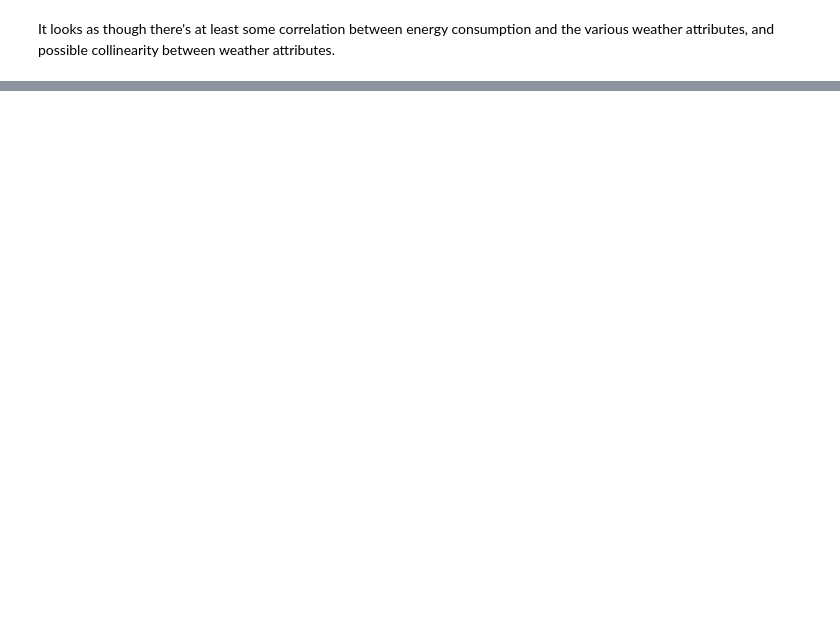
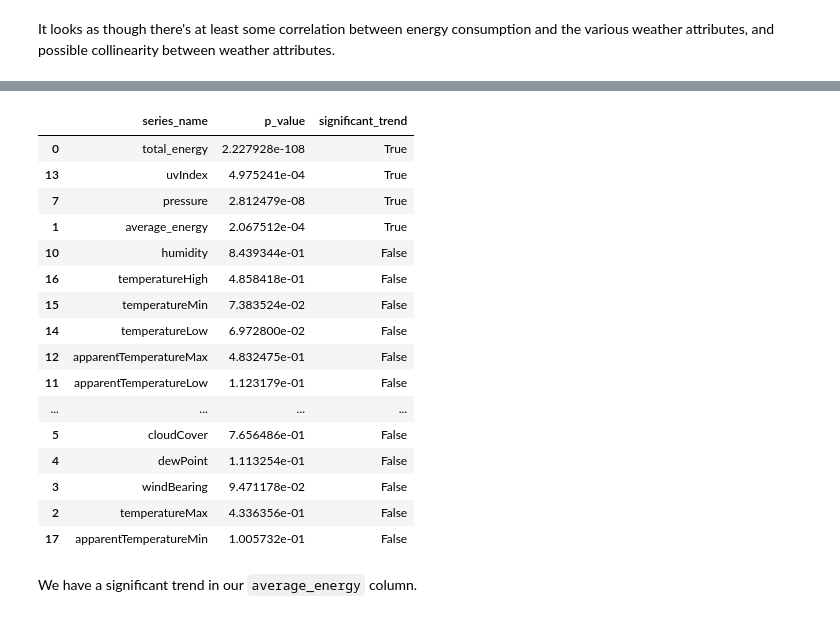
Before and after one commit to richhuwtaylor/predicting-energy-demand, a Jupyter notebook: code/data-analysis.ipynb, the cells around one changed output, grey strips where cells are left out. Drawn from its saved outputs; the diff is of its cells as text; code cells hidden in the pictures; blank space fills up the shorter version.

```diff
--- a/code/data-analysis.ipynb
+++ b/code/data-analysis.ipynb
@@ -173,0 +192,45 @@ get_adfuller_p_values(energy_weather_df, columns_of_interest)
+# %%
+# If p < 0.05, we conclude that the trend in the series is
+# statistically significant at the 95% confidence level
+
+# Perform augmented Dickey-Fuller test on columns of interest
+def get_kendalltau_p_values(df, column_names, threshold=0.05):
+    p_values_df = pd.DataFrame(columns=['series_name', 'p_value', 'significant_trend'])
+    for column in column_names:
+
+        # Perform the Kendall's Tau for the series by comparing the series
+        # with an ordinal representation of time
+        result = stats.kendalltau(df[column], np.arange(len(df[column])))
+
+        # Extract the p-value from the result
+        p_value = result[1]
+
+        # Create a temporary DataFrame with the column name and p-value
+        temp_df = pd.DataFrame({'series_name': [column], 'p_value': [p_value], 'significant_trend': p_value < threshold})
+
+        # Concatenate the temporary DataFrame with the main DataFrame
+        p_values_df = pd.concat([p_values_df, temp_df], ignore_index=True)
+
+    return p_values_df.sort_values(by='significant_trend', ascending=False)
+# %%
+get_kendalltau_p_values(energy_weather_df, columns_of_interest)
+# %% [output]
+|  | series_name | p_value | significant_trend |
+| 0 | total_energy | 2.227928e-108 | True |
+| 13 | uvIndex | 4.975241e-04 | True |
+| 7 | pressure | 2.812479e-08 | True |
+| 1 | average_energy | 2.067512e-04 | True |
+| 10 | humidity | 8.439344e-01 | False |
+| 16 | temperatureHigh | 4.858418e-01 | False |
+| 15 | temperatureMin | 7.383524e-02 | False |
+| 14 | temperatureLow | 6.972800e-02 | False |
+| 12 | apparentTemperatureMax | 4.832475e-01 | False |
+| 11 | apparentTemperatureLow | 1.123179e-01 | False |
+| ... | ... | ... | ... |
+| 5 | cloudCover | 7.656486e-01 | False |
+| 4 | dewPoint | 1.113254e-01 | False |
+| 3 | windBearing | 9.471178e-02 | False |
+| 2 | temperatureMax | 4.336356e-01 | False |
+| 17 | apparentTemperatureMin | 1.005732e-01 | False |
+# %% [markdown]
+We have a significant trend in our `average_energy` column.
```
Also changed, not shown: parts of 17 cells of this notebook, 1 other file.
